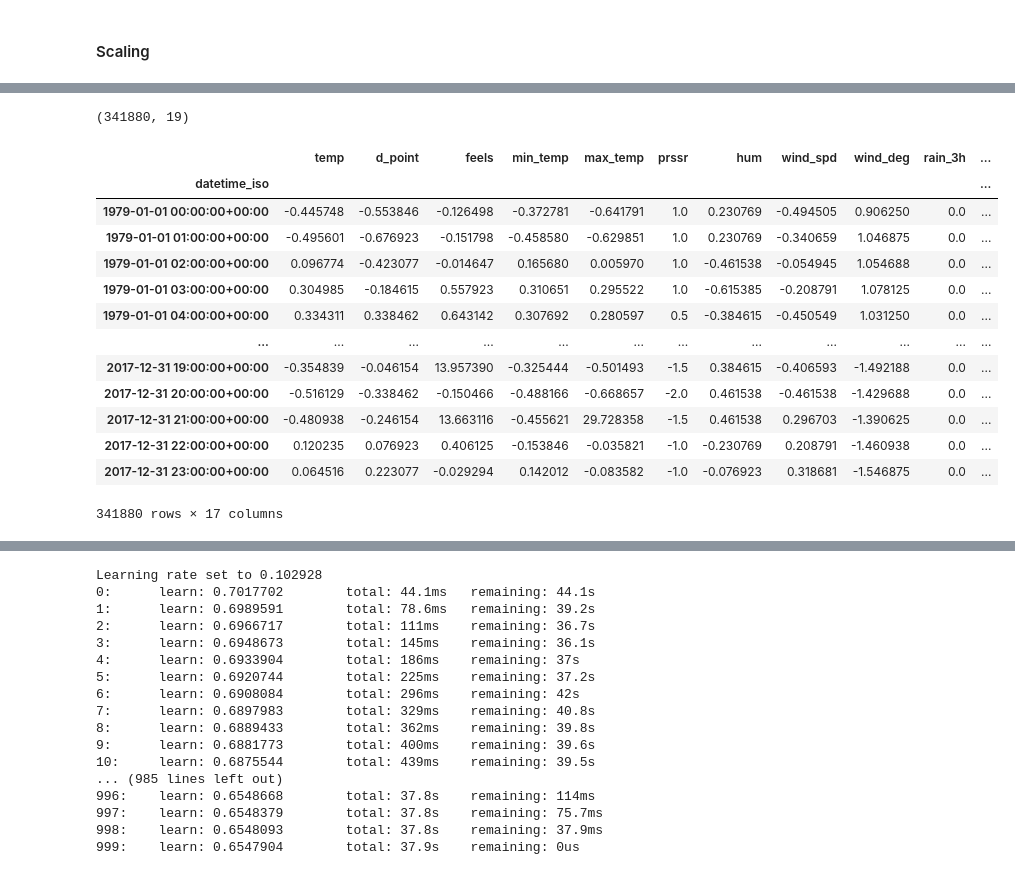
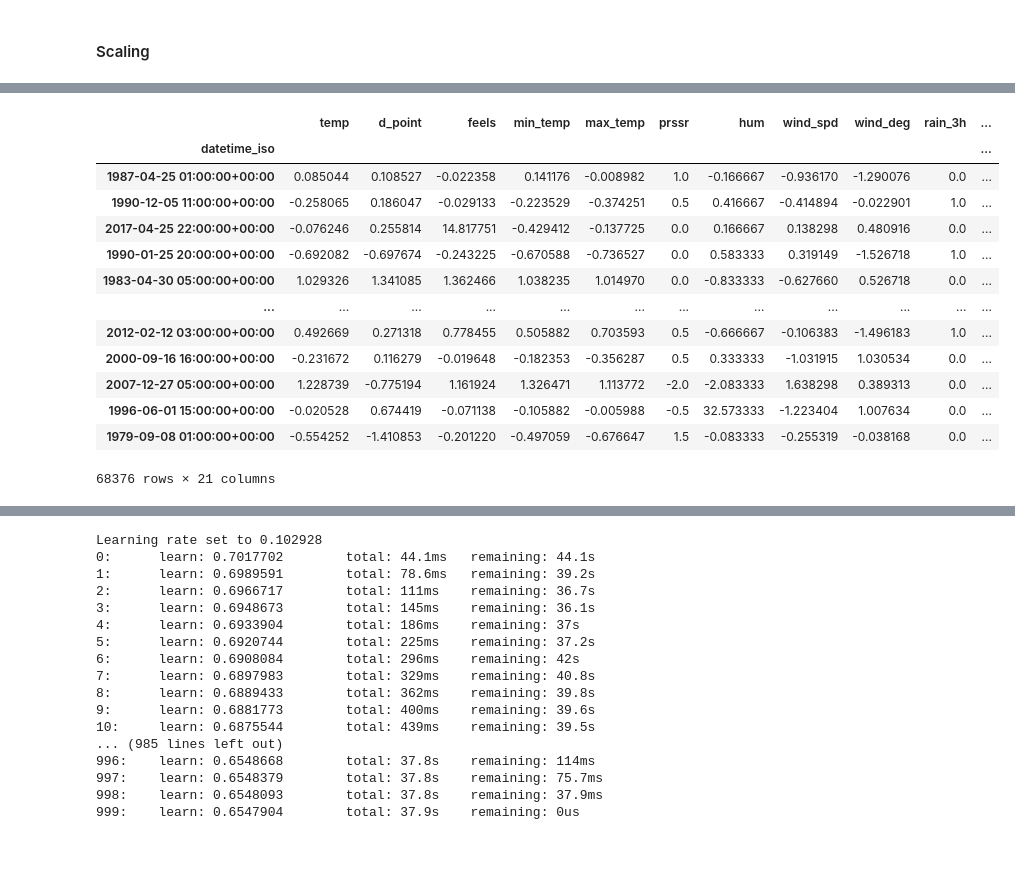
Before and after one commit to damahindra/AIRNOLOGY-23, a Jupyter notebook: Workspace-Rang/notebooks/2.ipynb, the cells around one changed output, grey strips where cells are left out. Saved outputs shown, nothing was run; the diff lists cells and outputs as text; code cells hidden in the pictures.

```diff
--- a/Workspace-Rang/notebooks/2.ipynb
+++ b/Workspace-Rang/notebooks/2.ipynb
@@ -286,2 +328,7 @@ merged3
+# %%
+# capping outliers
+merged4 = merged3.copy()
+merged4.loc[merged3['wind_spd'] > 25.0, 'wind_spd'] = 25
+merged4.loc[merged3['wind_deg'] > 360.0, 'wind_spd'] = 360.0
 # %% [markdown]
 #### Scaling
@@ -307,33 +335,40 @@ data_scaled
 # %%
-X = data_scaled[:341880].reset_index()
+# splitting the dataset
+
+X = merged4[:341880].reset_index()
 
 y = TARGET.apply(lambda x : clean_rain(x))
 y = y.astype('float64')
 
 final_train = pd.concat([X,y], axis=1).set_index('datetime_iso')
 
-final_test = data_scaled[341880:]
-train.shape
+final_test = merged4[341880:].reset_index()
-# %% [output]
-(341880, 19)
-# %%
-final_train
-# %% [output]
-|  | temp | d_point | feels | min_temp | max_temp | prssr | hum | wind_spd | wind_deg | rain_3h | ... |
-| datetime_iso |  |  |  |  |  |  |  |  |  |  | ... |
-| 1979-01-01 00:00:00+00:00 | -0.445748 | -0.553846 | -0.126498 | -0.372781 | -0.641791 | 1.0 | 0.230769 | -0.494505 | 0.906250 | 0.0 | ... |
-| 1979-01-01 01:00:00+00:00 | -0.495601 | -0.676923 | -0.151798 | -0.458580 | -0.629851 | 1.0 | 0.230769 | -0.340659 | 1.046875 | 0.0 | ... |
-| 1979-01-01 02:00:00+00:00 | 0.096774 | -0.423077 | -0.014647 | 0.165680 | 0.005970 | 1.0 | -0.461538 | -0.054945 | 1.054688 | 0.0 | ... |
-| 1979-01-01 03:00:00+00:00 | 0.304985 | -0.184615 | 0.557923 | 0.310651 | 0.295522 | 1.0 | -0.615385 | -0.208791 | 1.078125 | 0.0 | ... |
-| 1979-01-01 04:00:00+00:00 | 0.334311 | 0.338462 | 0.643142 | 0.307692 | 0.280597 | 0.5 | -0.384615 | -0.450549 | 1.031250 | 0.0 | ... |
-| ... | ... | ... | ... | ... | ... | ... | ... | ... | ... | ... | ... |
-| 2017-12-31 19:00:00+00:00 | -0.354839 | -0.046154 | 13.957390 | -0.325444 | -0.501493 | -1.5 | 0.384615 | -0.406593 | -1.492188 | 0.0 | ... |
-| 2017-12-31 20:00:00+00:00 | -0.516129 | -0.338462 | -0.150466 | -0.488166 | -0.668657 | -2.0 | 0.461538 | -0.461538 | -1.429688 | 0.0 | ... |
-| 2017-12-31 21:00:00+00:00 | -0.480938 | -0.246154 | 13.663116 | -0.455621 | 29.728358 | -1.5 | 0.461538 | 0.296703 | -1.390625 | 0.0 | ... |
-| 2017-12-31 22:00:00+00:00 | 0.120235 | 0.076923 | 0.406125 | -0.153846 | -0.035821 | -1.0 | -0.230769 | 0.208791 | -1.460938 | 0.0 | ... |
-| 2017-12-31 23:00:00+00:00 | 0.064516 | 0.223077 | -0.029294 | 0.142012 | -0.083582 | -1.0 | -0.076923 | 0.318681 | -1.546875 | 0.0 | ... |
-341880 rows × 17 columns
 # %%
 # Train tets split
 X_train, X_test, y_train, y_test = train_test_split(X,y, test_size=0.2, random_state=101)
+X_train = X_train.set_index('datetime_iso')
+X_test = X_test.set_index('datetime_iso')
+# %%
+scaler = RobustScaler()
+scaler.fit(X_train)
+
+X_train_scaled = pd.DataFrame(scaler.transform(X_train), columns=X_train.columns, index=X_train.index)
+X_test_scaled = pd.DataFrame(scaler.transform(X_test), columns=X_test.columns, index=X_test.index)
+
+X_test_scaled
+# %% [output]
+|  | temp | d_point | feels | min_temp | max_temp | prssr | hum | wind_spd | wind_deg | rain_3h | ... |
+| datetime_iso |  |  |  |  |  |  |  |  |  |  | ... |
+| 1987-04-25 01:00:00+00:00 | 0.085044 | 0.108527 | -0.022358 | 0.141176 | -0.008982 | 1.0 | -0.166667 | -0.936170 | -1.290076 | 0.0 | ... |
+| 1990-12-05 11:00:00+00:00 | -0.258065 | 0.186047 | -0.029133 | -0.223529 | -0.374251 | 0.5 | 0.416667 | -0.414894 | -0.022901 | 1.0 | ... |
+| 2017-04-25 22:00:00+00:00 | -0.076246 | 0.255814 | 14.817751 | -0.429412 | -0.137725 | 0.0 | 0.166667 | 0.138298 | 0.480916 | 0.0 | ... |
+| 1990-01-25 20:00:00+00:00 | -0.692082 | -0.697674 | -0.243225 | -0.670588 | -0.736527 | 0.0 | 0.583333 | 0.319149 | -1.526718 | 1.0 | ... |
+| 1983-04-30 05:00:00+00:00 | 1.029326 | 1.341085 | 1.362466 | 1.038235 | 1.014970 | 0.0 | -0.833333 | -0.627660 | 0.526718 | 0.0 | ... |
+| ... | ... | ... | ... | ... | ... | ... | ... | ... | ... | ... | ... |
+| 2012-02-12 03:00:00+00:00 | 0.492669 | 0.271318 | 0.778455 | 0.505882 | 0.703593 | 0.5 | -0.666667 | -0.106383 | -1.496183 | 1.0 | ... |
+| 2000-09-16 16:00:00+00:00 | -0.231672 | 0.116279 | -0.019648 | -0.182353 | -0.356287 | 0.5 | 0.333333 | -1.031915 | 1.030534 | 0.0 | ... |
+| 2007-12-27 05:00:00+00:00 | 1.228739 | -0.775194 | 1.161924 | 1.326471 | 1.113772 | -2.0 | -2.083333 | 1.638298 | 0.389313 | 0.0 | ... |
+| 1996-06-01 15:00:00+00:00 | -0.020528 | 0.674419 | -0.071138 | -0.105882 | -0.005988 | -0.5 | 32.573333 | -1.223404 | 1.007634 | 0.0 | ... |
+| 1979-09-08 01:00:00+00:00 | -0.554252 | -1.410853 | -0.201220 | -0.497059 | -0.676647 | 1.5 | -0.083333 | -0.255319 | -0.038168 | 0.0 | ... |
+68376 rows × 21 columns
 # %%
```
Also changed, not shown: parts of 15 cells of this notebook, 7 other files.
